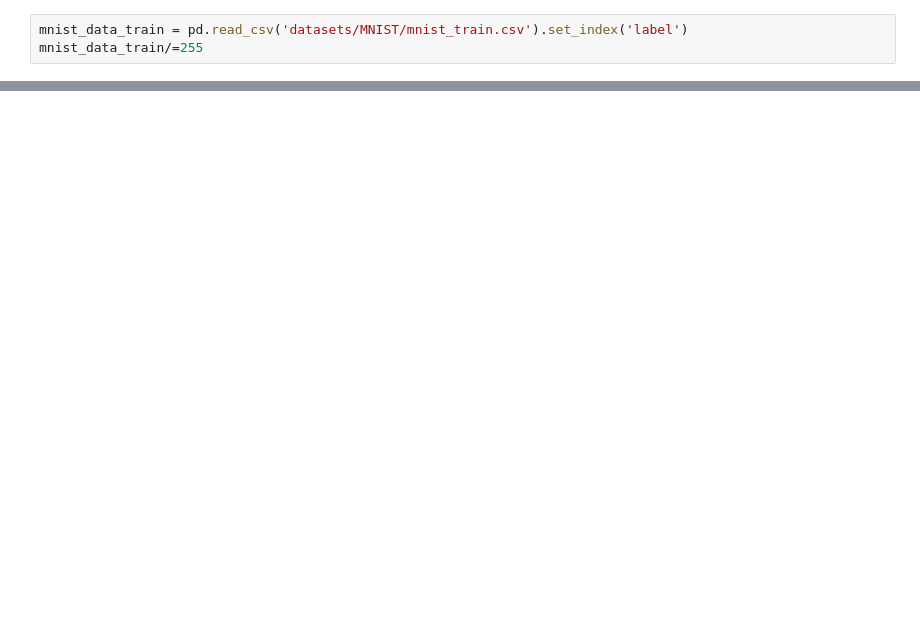
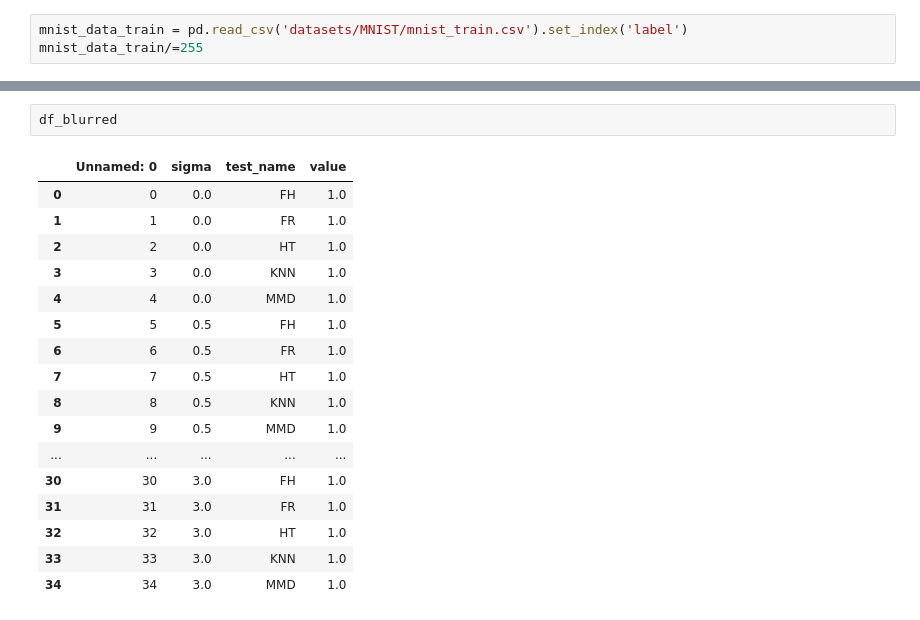
Before and after one commit to leonardoVsantoro/Kernel-Likelihood-Ratio-Two-Sample-Test, a Jupyter notebook: MNIST.ipynb, the cells around one changed output, grey strips where cells are left out. Drawn from its saved outputs; the diff is of its cells as text; blank space fills up the shorter version.

```diff
--- a/MNIST.ipynb
+++ b/MNIST.ipynb
@@ -342,0 +198,20 @@ print('CKE : {}'.format(np.mean(cke_pvals)))
+# %%
+df_blurred
+# %% [output]
+|  | Unnamed: 0 | sigma | test_name | value |
+| 0 | 0 | 0.0 | FH | 1.0 |
+| 1 | 1 | 0.0 | FR | 1.0 |
+| 2 | 2 | 0.0 | HT | 1.0 |
+| 3 | 3 | 0.0 | KNN | 1.0 |
+| 4 | 4 | 0.0 | MMD | 1.0 |
+| 5 | 5 | 0.5 | FH | 1.0 |
+| 6 | 6 | 0.5 | FR | 1.0 |
+| 7 | 7 | 0.5 | HT | 1.0 |
+| 8 | 8 | 0.5 | KNN | 1.0 |
+| 9 | 9 | 0.5 | MMD | 1.0 |
+| ... | ... | ... | ... | ... |
+| 30 | 30 | 3.0 | FH | 1.0 |
+| 31 | 31 | 3.0 | FR | 1.0 |
+| 32 | 32 | 3.0 | HT | 1.0 |
+| 33 | 33 | 3.0 | KNN | 1.0 |
+| 34 | 34 | 3.0 | MMD | 1.0 |
```
Also changed, not shown: parts of 40 cells of this notebook, 19 other files.
